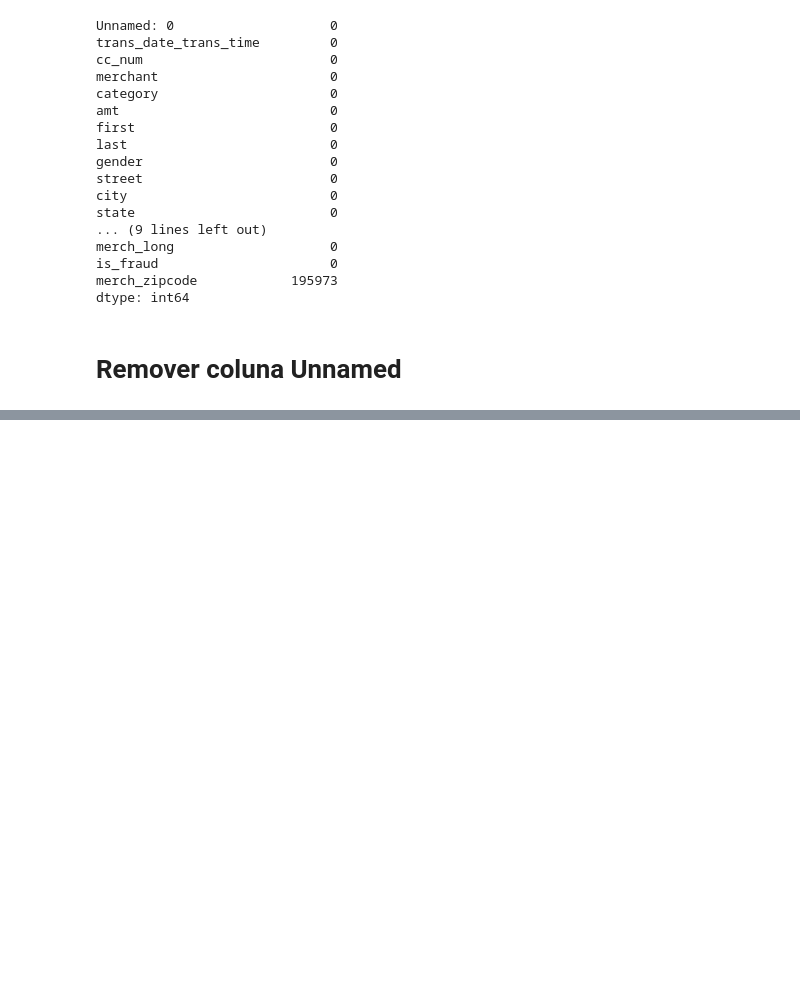
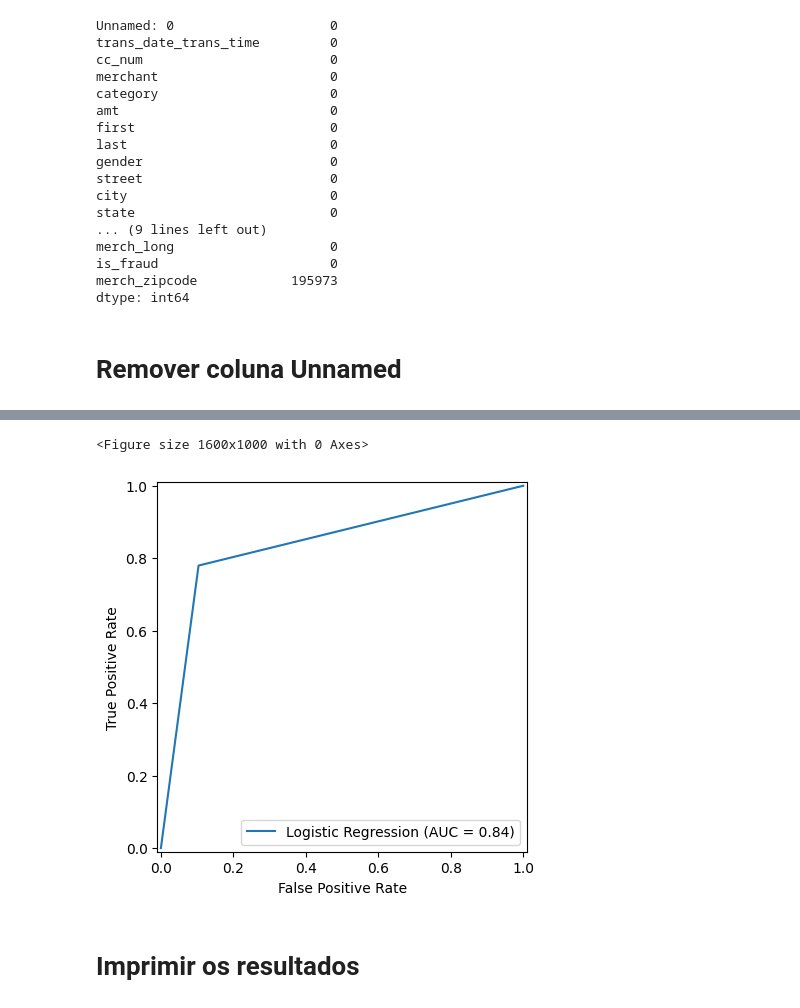
Before and after one commit to thiago2608santana/disciplina-machine-learning, a Jupyter notebook: exploracao_inicial.ipynb, the cells around one changed output, grey strips where cells are left out. Drawn from its saved outputs; the diff is of its cells as text; code cells hidden in the pictures; blank space fills up the shorter version.

```diff
--- a/exploracao_inicial.ipynb
+++ b/exploracao_inicial.ipynb
@@ -64,0 +288,12 @@ df.head()
+# %%
+fpr, tpr, thresholds = roc_curve(y_test, y_pred)
+roc_auc = auc(fpr, tpr)
+display_roc = RocCurveDisplay(fpr=fpr, tpr=tpr, roc_auc=roc_auc, estimator_name='Logistic Regression')
+plt.figure(figsize=(16, 10))
+display_roc.plot()
+plt.savefig('./Results/ROC.png')
+# %% [output]
+<Figure size 1600x1000 with 0 Axes>
+[figure, added]
+# %% [markdown]
+# Imprimir os resultados
```
Also changed, not shown: parts of 49 cells of this notebook, 2 other files.
